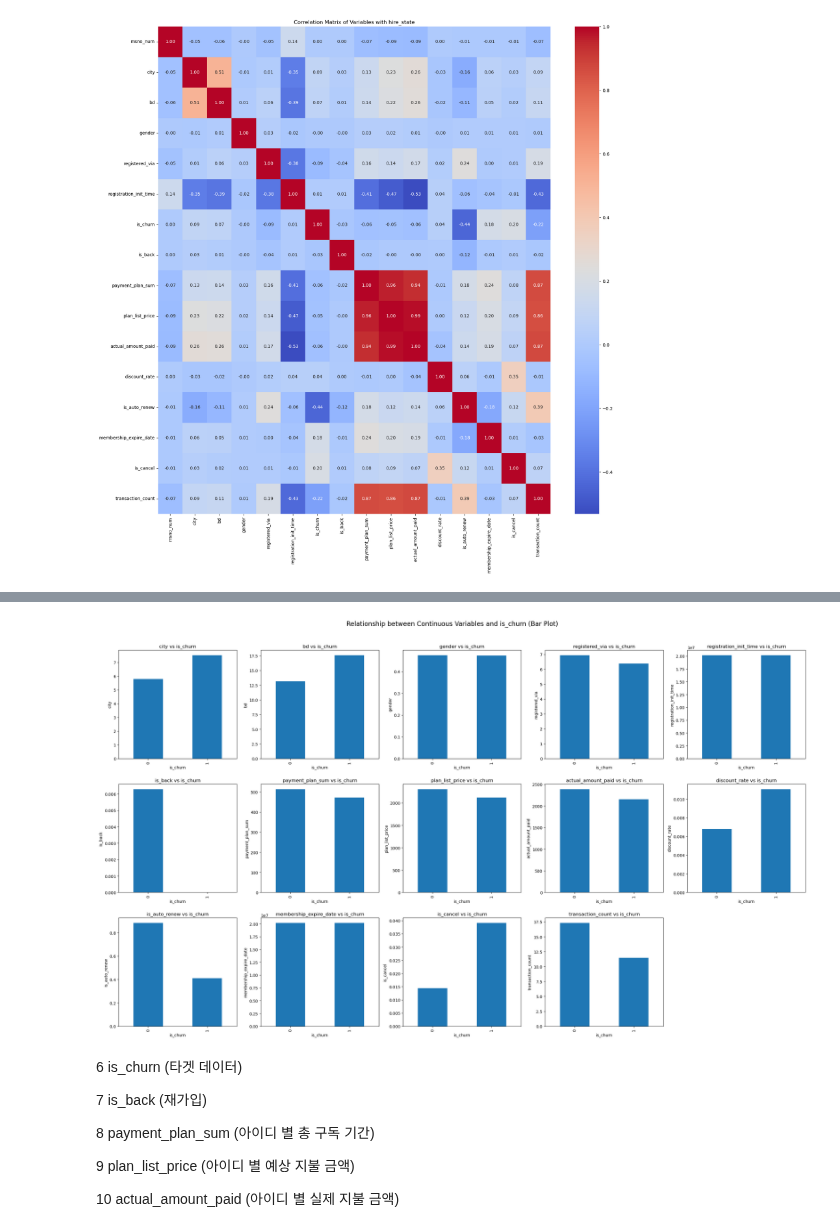
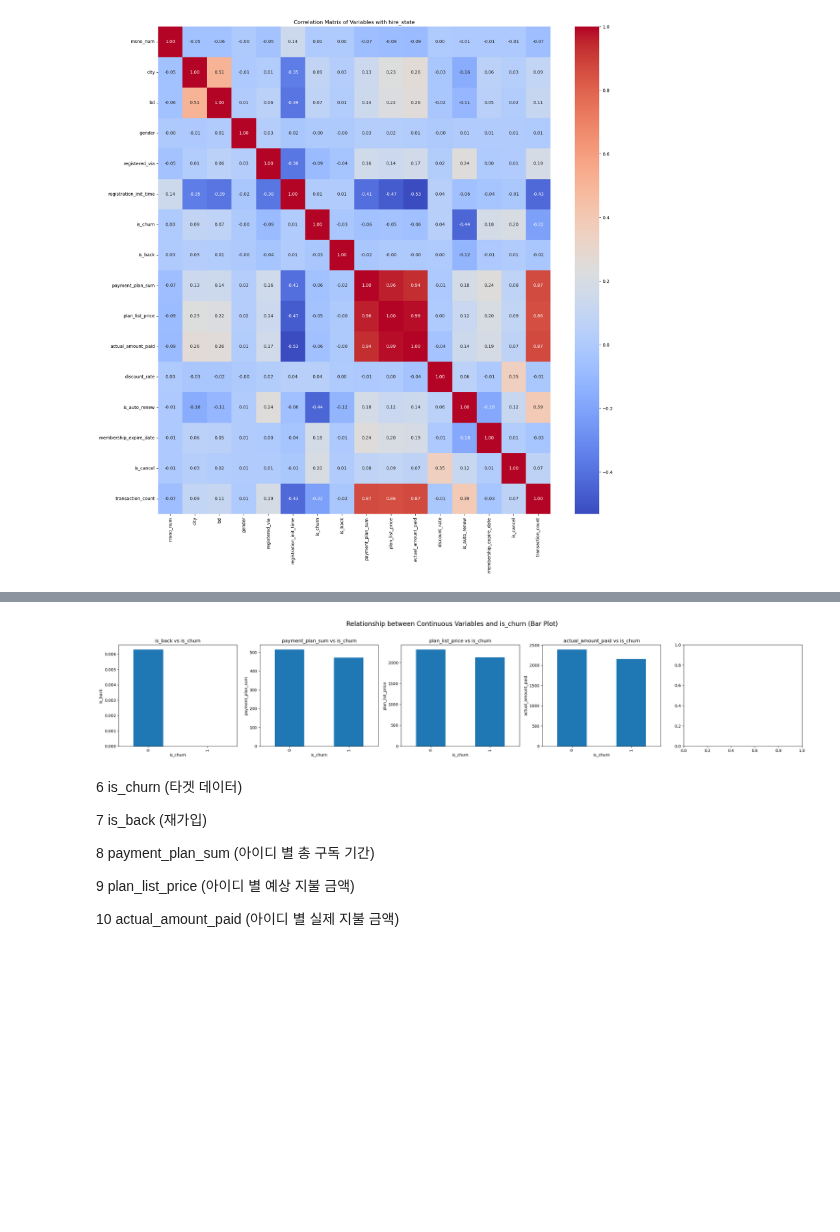
Before and after one commit to SKNETWORKS-FAMILY-AICAMP/SKN09-2nd-2Team, a Jupyter notebook: kimujung/EDA.ipynb, the cells around one changed output, grey strips where cells are left out. Saved outputs shown, nothing was run; the diff lists cells and outputs as text; code cells hidden in the pictures; blank space fills up the shorter version.

```diff
--- a/kimujung/EDA.ipynb
+++ b/kimujung/EDA.ipynb
@@ -129,9 +129,7 @@ plt.show()
 [figure]
 # %%
 # 연속형 변수 목록
-continuous_cols = ['city', 'bd', 'gender', 'registered_via', 'registration_init_time',
-        'is_back', 'payment_plan_sum', 'plan_list_price', 'actual_amount_paid', 'discount_rate',
-       'is_auto_renew', 'membership_expire_date', 'is_cancel', 'transaction_count']
+continuous_cols = ['is_back', 'payment_plan_sum', 'plan_list_price', 'actual_amount_paid']
 
 num_vars = len(continuous_cols)
 cols = 5  # 서브플롯의 열 개수
@@ -150,9 +148,9 @@ for i, col in enumerate(continuous_cols):
     ax.set_ylabel(col)
 
 # 남은 빈 서브플롯 제거
-for j in range(i + 1, rows * cols):
-    row, col_idx = divmod(j, cols)
-    fig.delaxes(axes[row, col_idx])
+# for j in range(i + 1, rows * cols):
+#     row, col_idx = divmod(j, cols)
+#     fig.delaxes(axes[row, col_idx])
 
 plt.tight_layout(rect=[0, 0, 1, 0.96])
 plt.show()
@@ -161,30 +159,28 @@ plt.show()
 # %%
 # 연속형 변수와 is_churn 변수 간의 관계를 막대 그래프로 시각화
-continuous_cols = ['city', 'bd', 'gender', 'registered_via', 'registration_init_time',
-        'is_back', 'payment_plan_sum', 'plan_list_price', 'actual_amount_paid', 'discount_rate',
-       'is_auto_renew', 'membership_expire_date', 'is_cancel', 'transaction_count']
+continuous_cols = ['is_back', 'payment_plan_sum', 'plan_list_price', 'actual_amount_paid']
 
 fig, axes = plt.subplots(rows, cols, figsize=(25, 5 * rows))
 fig.suptitle("Relationship between Continuous Variables and is_churn (Bar Plot)", fontsize=16)
 
 for i, col in enumerate(continuous_cols):
     row, col_idx = divmod(i, cols)  # 현재 변수의 행, 열 인덱스 계산
     ax = axes[row, col_idx] if rows > 1 else axes[col_idx]  # 행이 1개일 경우 처리
 
     df.groupby('is_churn')[col].mean().plot(kind='bar', ax=ax)
     ax.set_title(f'{col} vs is_churn')
     ax.set_xlabel('is_churn')
     ax.set_ylabel(col)
 
 # 남은 빈 서브플롯 제거
-for j in range(i + 1, rows * cols):
-    row, col_idx = divmod(j, cols)
-    fig.delaxes(axes[row, col_idx])
+# for j in range(i + 1, rows * cols):
+#     row, col_idx = divmod(j, cols)
+#     fig.delaxes(axes[row, col_idx])
 
 plt.tight_layout(rect=[0, 0, 1, 0.96])
 plt.show()
 # %% [output]
-[figure, old version]
+[figure, new version]
 # %% [markdown]
 6   is_churn  (타겟 데이터)
 
```
Also changed, not shown: parts of 1 cell of this notebook.
